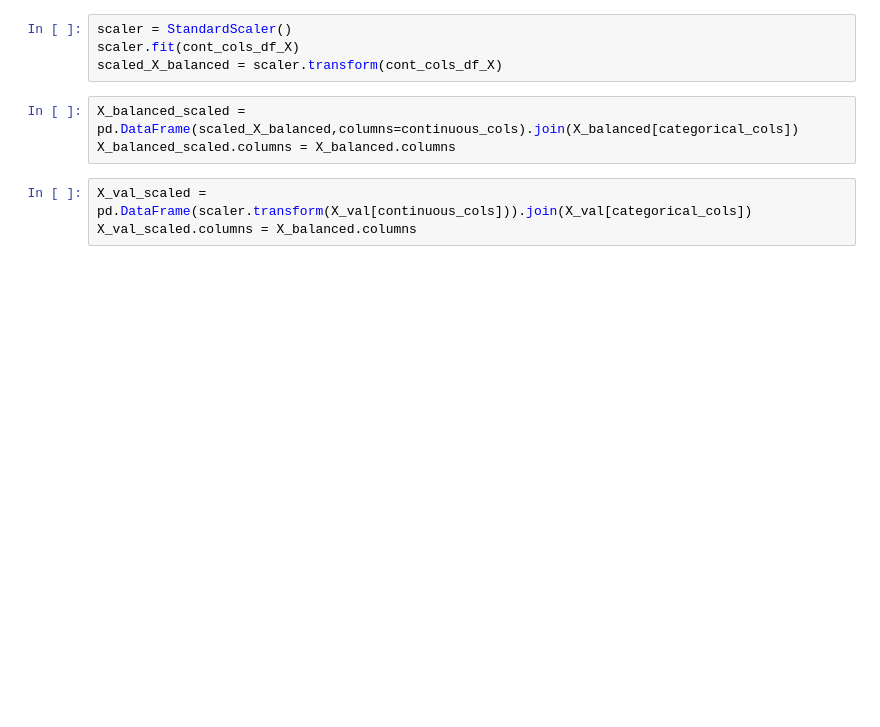
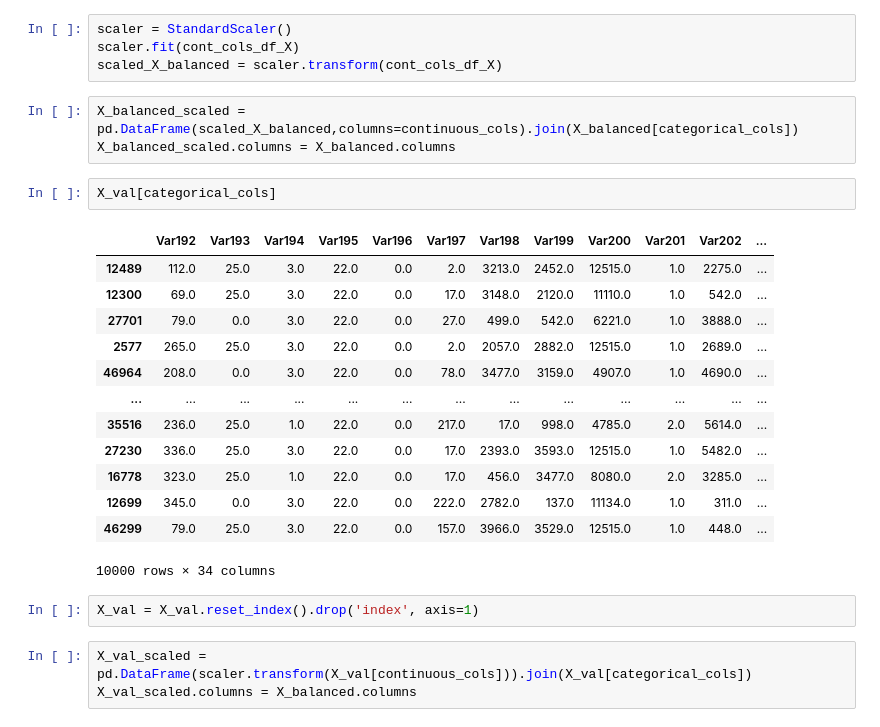
Before and after one commit to akshaypt7/customer_relationship_prediction, a Jupyter notebook: Kdd_cup_final_gradientboosting.ipynb, the cells around one changed output. Cells and saved outputs as stored; diff of their text form; blank space fills up the shorter version.

```diff
--- a/Kdd_cup_final_gradientboosting.ipynb
+++ b/Kdd_cup_final_gradientboosting.ipynb
@@ -285,6 +285,24 @@ scaled_X_balanced = scaler.transform(cont_cols_df_X)
 # %%
 X_balanced_scaled = pd.DataFrame(scaled_X_balanced,columns=continuous_cols).join(X_balanced[categorical_cols])
 X_balanced_scaled.columns = X_balanced.columns
+# %%
+X_val[categorical_cols]
+# %% [output]
+|  | Var192 | Var193 | Var194 | Var195 | Var196 | Var197 | Var198 | Var199 | Var200 | Var201 | Var202 | ... |
+| 12489 | 112.0 | 25.0 | 3.0 | 22.0 | 0.0 | 2.0 | 3213.0 | 2452.0 | 12515.0 | 1.0 | 2275.0 | ... |
+| 12300 | 69.0 | 25.0 | 3.0 | 22.0 | 0.0 | 17.0 | 3148.0 | 2120.0 | 11110.0 | 1.0 | 542.0 | ... |
+| 27701 | 79.0 | 0.0 | 3.0 | 22.0 | 0.0 | 27.0 | 499.0 | 542.0 | 6221.0 | 1.0 | 3888.0 | ... |
+| 2577 | 265.0 | 25.0 | 3.0 | 22.0 | 0.0 | 2.0 | 2057.0 | 2882.0 | 12515.0 | 1.0 | 2689.0 | ... |
+| 46964 | 208.0 | 0.0 | 3.0 | 22.0 | 0.0 | 78.0 | 3477.0 | 3159.0 | 4907.0 | 1.0 | 4690.0 | ... |
+| ... | ... | ... | ... | ... | ... | ... | ... | ... | ... | ... | ... | ... |
+| 35516 | 236.0 | 25.0 | 1.0 | 22.0 | 0.0 | 217.0 | 17.0 | 998.0 | 4785.0 | 2.0 | 5614.0 | ... |
+| 27230 | 336.0 | 25.0 | 3.0 | 22.0 | 0.0 | 17.0 | 2393.0 | 3593.0 | 12515.0 | 1.0 | 5482.0 | ... |
+| 16778 | 323.0 | 25.0 | 1.0 | 22.0 | 0.0 | 17.0 | 456.0 | 3477.0 | 8080.0 | 2.0 | 3285.0 | ... |
+| 12699 | 345.0 | 0.0 | 3.0 | 22.0 | 0.0 | 222.0 | 2782.0 | 137.0 | 11134.0 | 1.0 | 311.0 | ... |
+| 46299 | 79.0 | 25.0 | 3.0 | 22.0 | 0.0 | 157.0 | 3966.0 | 3529.0 | 12515.0 | 1.0 | 448.0 | ... |
+10000 rows × 34 columns
+# %%
+X_val = X_val.reset_index().drop('index', axis=1)
 # %%
 X_val_scaled = pd.DataFrame(scaler.transform(X_val[continuous_cols])).join(X_val[categorical_cols])
 X_val_scaled.columns = X_balanced.columns
```
Also changed, not shown: parts of 9 cells of this notebook.
